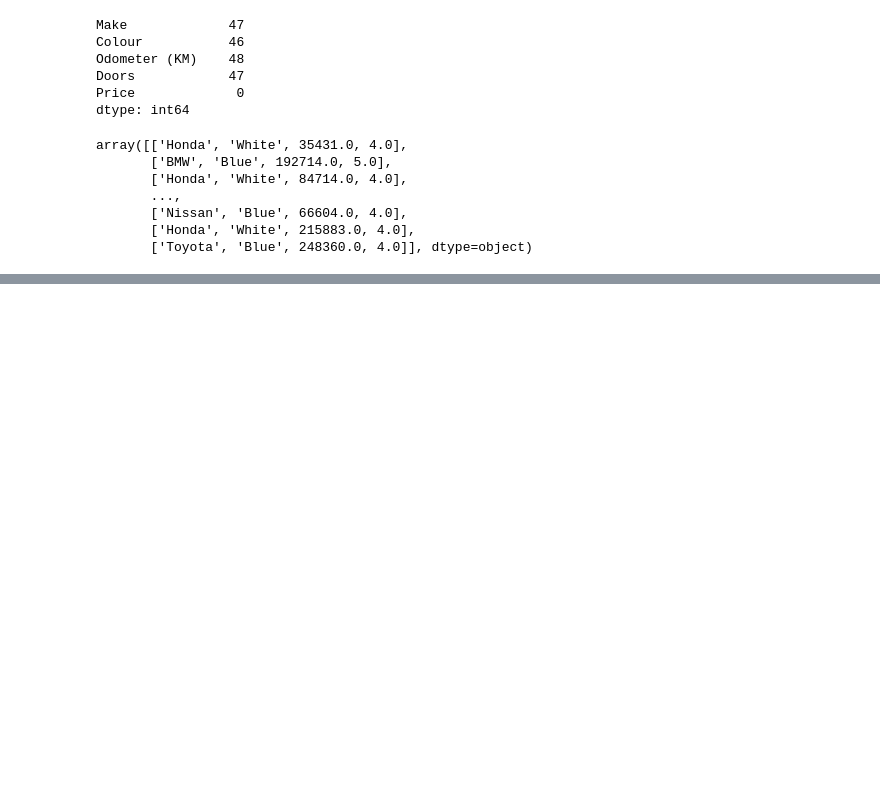
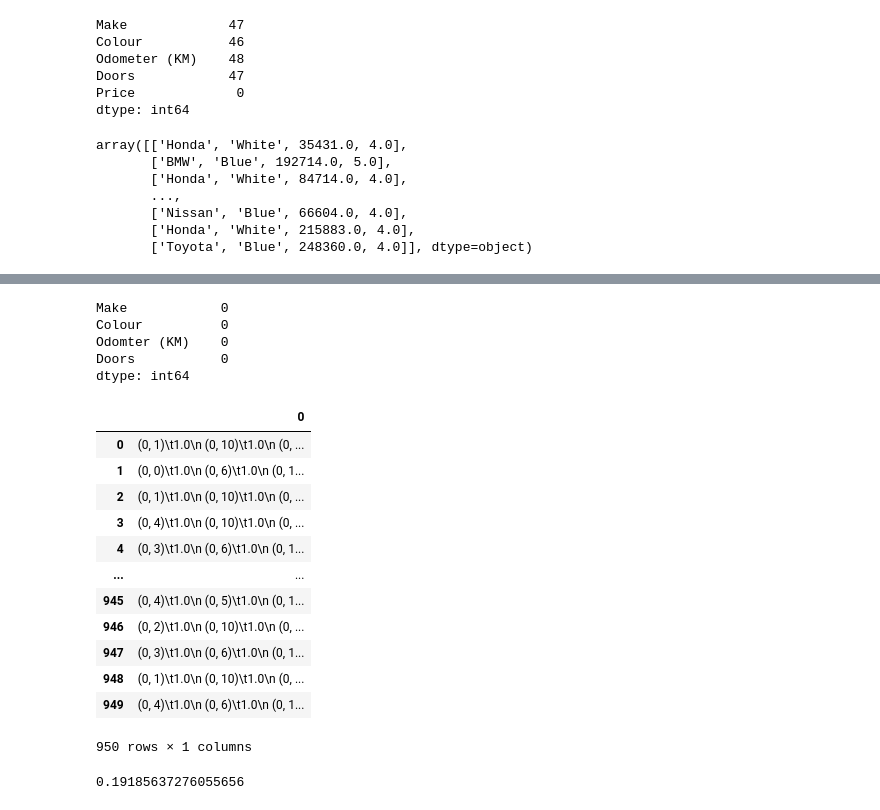
Before and after one commit to Rayani00/python, a Jupyter notebook: MLPerso/Scikit-learn/Introduction-to-scikiit-learn.ipynb, the cells around one changed output, grey strips where cells are left out. Drawn from its saved outputs; the diff is of its cells as text; code cells hidden in the pictures; blank space fills up the shorter version.

```diff
--- a/MLPerso/Scikit-learn/Introduction-to-scikiit-learn.ipynb
+++ b/MLPerso/Scikit-learn/Introduction-to-scikiit-learn.ipynb
@@ -577,0 +590,51 @@ array([['Honda', 'White', 35431.0, 4.0],
+# %%
+car_sales_filled.isna().sum()
+# %% [output]
+Make            0
+Colour          0
+Odomter (KM)    0
+Doors           0
+dtype: int64
+# %%
+# Turn the categorical features into numbers
+from sklearn.preprocessing import OneHotEncoder
+from sklearn.compose import ColumnTransformer
+
+categorical_features = ["Make", "Colour", "Doors"]
+# One hot is the method we'll use in this case
+categorical_features = ["Make", "Colour", "Doors"]
+one_hot = OneHotEncoder()
+transformer = ColumnTransformer([("one_hot",
+                                   one_hot,
+                                   categorical_features)],
+                                   remainder="passthrough")
+
+transformed_X = transformer.fit_transform(car_sales_filled)
+pd.DataFrame(transformed_X)
+# %% [output]
+|  | 0 |
+| 0 | (0, 1)\t1.0\n (0, 10)\t1.0\n (0, ... |
+| 1 | (0, 0)\t1.0\n (0, 6)\t1.0\n (0, 1... |
+| 2 | (0, 1)\t1.0\n (0, 10)\t1.0\n (0, ... |
+| 3 | (0, 4)\t1.0\n (0, 10)\t1.0\n (0, ... |
+| 4 | (0, 3)\t1.0\n (0, 6)\t1.0\n (0, 1... |
+| ... | ... |
+| 945 | (0, 4)\t1.0\n (0, 5)\t1.0\n (0, 1... |
+| 946 | (0, 2)\t1.0\n (0, 10)\t1.0\n (0, ... |
+| 947 | (0, 3)\t1.0\n (0, 6)\t1.0\n (0, 1... |
+| 948 | (0, 1)\t1.0\n (0, 10)\t1.0\n (0, ... |
+| 949 | (0, 4)\t1.0\n (0, 6)\t1.0\n (0, 1... |
+950 rows × 1 columns
+# %%
+# New we've got our data as numbers and no missing values
+# Let's fit a model
+np.random.seed(11)
+from sklearn.ensemble import RandomForestClassifier
+from sklearn.model_selection import train_test_split
+
+X_train, X_test, y_train, y_test = train_test_split(transformed_X, y, test_size=0.2)
+model = RandomForestRegressor()
+model.fit(X_train, y_train)
+model.score(X_test, y_test)
+# %% [output]
+0.19185637276055656
```
Also changed, not shown: parts of 2 cells of this notebook.
